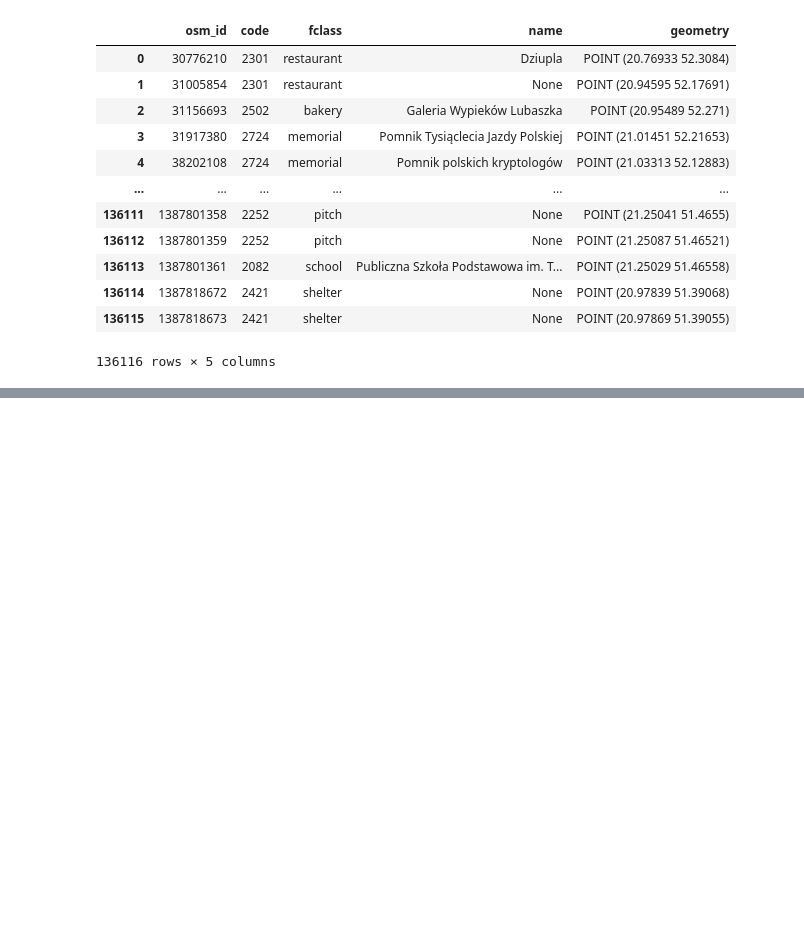
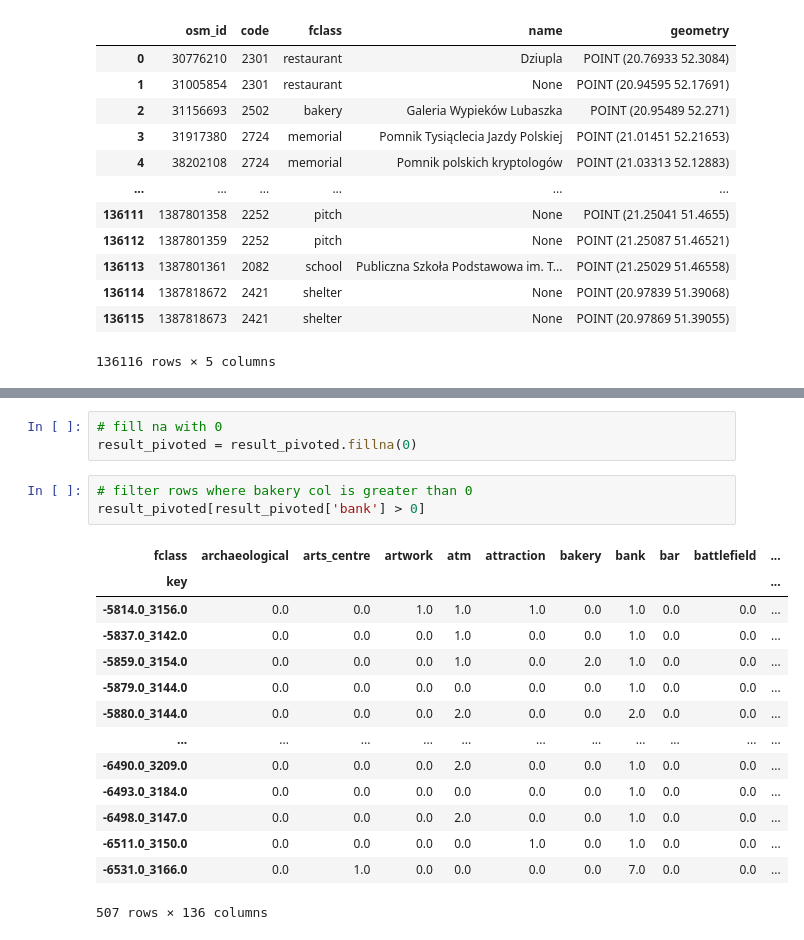
Before and after one commit to Mar99ia/2025_data_biz_hackathon, a Jupyter notebook: notebooks/features_generation.ipynb, the cells around one changed output, grey strips where cells are left out. Cells and saved outputs as stored; diff of their text form; blank space fills up the shorter version.

```diff
--- a/notebooks/features_generation.ipynb
+++ b/notebooks/features_generation.ipynb
@@ -125,0 +248,21 @@ See the caveats in the documentation: https://pandas.pydata.org/pandas-docs/stab
+# %%
+# fill na with 0
+result_pivoted = result_pivoted.fillna(0)
+# %%
+# filter rows where bakery col is greater than 0
+result_pivoted[result_pivoted['bank'] > 0]
+# %% [output]
+| fclass | archaeological | arts_centre | artwork | atm | attraction | bakery | bank | bar | battlefield | ... |
+| key |  |  |  |  |  |  |  |  |  | ... |
+| -5814.0_3156.0 | 0.0 | 0.0 | 1.0 | 1.0 | 1.0 | 0.0 | 1.0 | 0.0 | 0.0 | ... |
+| -5837.0_3142.0 | 0.0 | 0.0 | 0.0 | 1.0 | 0.0 | 0.0 | 1.0 | 0.0 | 0.0 | ... |
+| -5859.0_3154.0 | 0.0 | 0.0 | 0.0 | 1.0 | 0.0 | 2.0 | 1.0 | 0.0 | 0.0 | ... |
+| -5879.0_3144.0 | 0.0 | 0.0 | 0.0 | 0.0 | 0.0 | 0.0 | 1.0 | 0.0 | 0.0 | ... |
+| -5880.0_3144.0 | 0.0 | 0.0 | 0.0 | 2.0 | 0.0 | 0.0 | 2.0 | 0.0 | 0.0 | ... |
+| ... | ... | ... | ... | ... | ... | ... | ... | ... | ... | ... |
+| -6490.0_3209.0 | 0.0 | 0.0 | 0.0 | 2.0 | 0.0 | 0.0 | 1.0 | 0.0 | 0.0 | ... |
+| -6493.0_3184.0 | 0.0 | 0.0 | 0.0 | 0.0 | 0.0 | 0.0 | 1.0 | 0.0 | 0.0 | ... |
+| -6498.0_3147.0 | 0.0 | 0.0 | 0.0 | 2.0 | 0.0 | 0.0 | 1.0 | 0.0 | 0.0 | ... |
+| -6511.0_3150.0 | 0.0 | 0.0 | 0.0 | 0.0 | 1.0 | 0.0 | 1.0 | 0.0 | 0.0 | ... |
+| -6531.0_3166.0 | 0.0 | 1.0 | 0.0 | 0.0 | 0.0 | 0.0 | 7.0 | 0.0 | 0.0 | ... |
+507 rows × 136 columns
```
Also changed, not shown: parts of 23 cells of this notebook.
